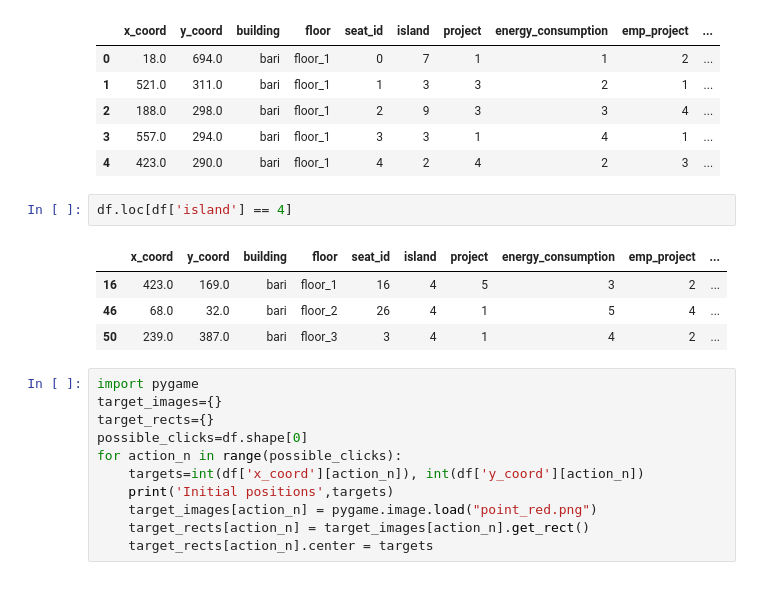
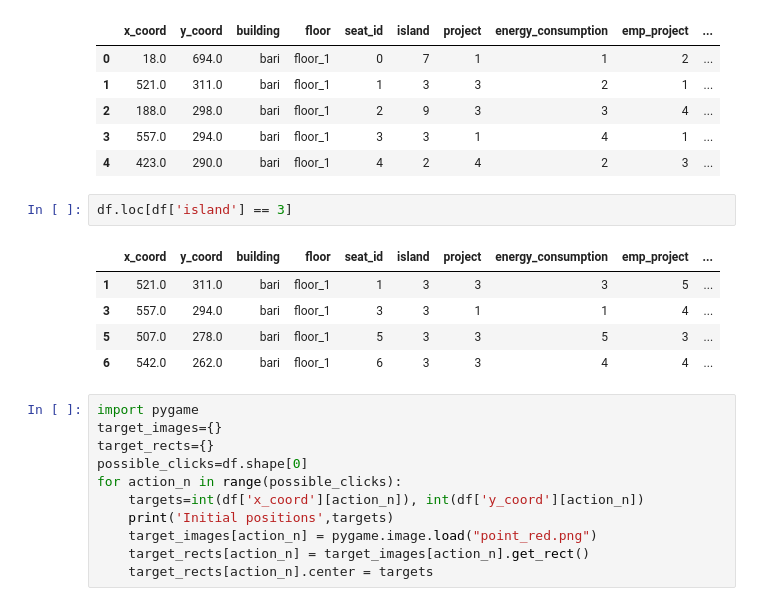
Before and after one commit to ruslanmv/How-to-create-custom-Reinforcement-Learning-environment, a Jupyter notebook: custom_game/gym-basic/1-Load-a-Custom-Gym-Environment.ipynb, the cells around one changed output. Drawn from its saved outputs; the diff is of its cells as text.

```diff
--- a/custom_game/gym-basic/1-Load-a-Custom-Gym-Environment.ipynb
+++ b/custom_game/gym-basic/1-Load-a-Custom-Gym-Environment.ipynb
@@ -1408,12 +1448,13 @@ df.head()
 | 3 | 557.0 | 294.0 | bari | floor_1 | 3 | 3 | 1 | 4 | 1 | ... |
 | 4 | 423.0 | 290.0 | bari | floor_1 | 4 | 2 | 4 | 2 | 3 | ... |
 # %%
-df.loc[df['island'] == 4]
+df.loc[df['island'] == 3]
 # %% [output]
 |  | x_coord | y_coord | building | floor | seat_id | island | project | energy_consumption | emp_project | ... |
-| 16 | 423.0 | 169.0 | bari | floor_1 | 16 | 4 | 5 | 3 | 2 | ... |
-| 46 | 68.0 | 32.0 | bari | floor_2 | 26 | 4 | 1 | 5 | 4 | ... |
-| 50 | 239.0 | 387.0 | bari | floor_3 | 3 | 4 | 1 | 4 | 2 | ... |
+| 1 | 521.0 | 311.0 | bari | floor_1 | 1 | 3 | 3 | 3 | 5 | ... |
+| 3 | 557.0 | 294.0 | bari | floor_1 | 3 | 3 | 1 | 1 | 4 | ... |
+| 5 | 507.0 | 278.0 | bari | floor_1 | 5 | 3 | 3 | 5 | 3 | ... |
+| 6 | 542.0 | 262.0 | bari | floor_1 | 6 | 3 | 3 | 4 | 4 | ... |
 # %%
 import pygame
 target_images={}
```
Also changed, not shown: parts of 14 cells of this notebook, 1 other file.
